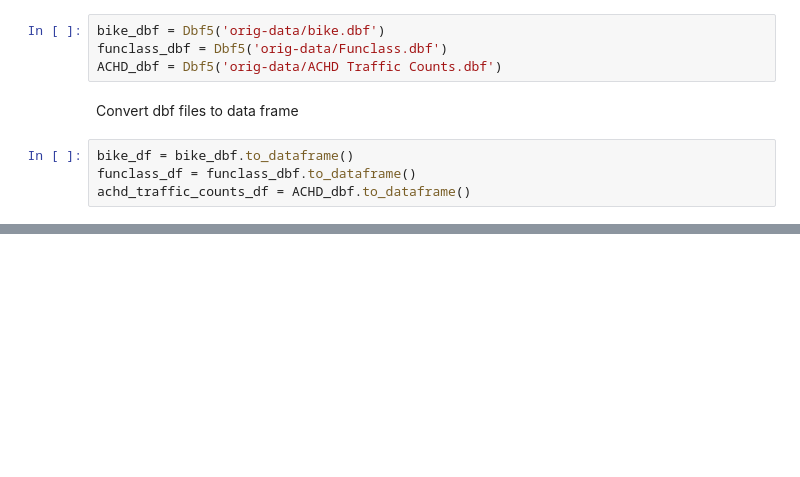
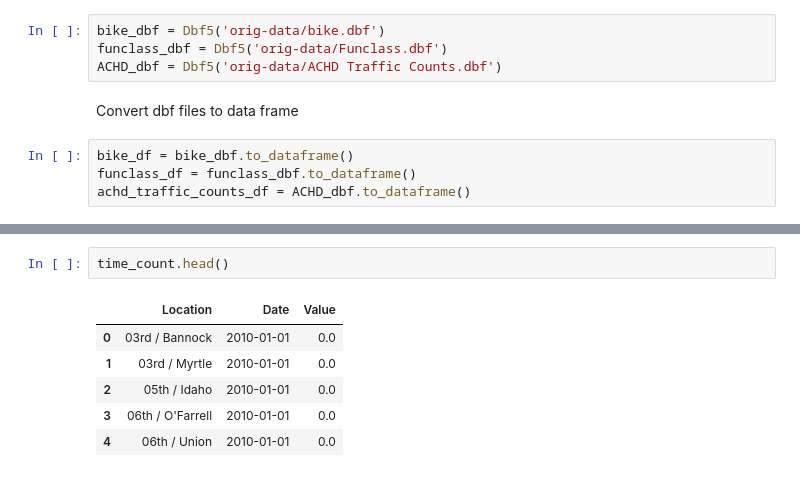
Before and after one commit to mikestefancic/TVCA, a Jupyter notebook: 02-tvca-explore.ipynb, the cells around one changed output, grey strips where cells are left out. Saved outputs shown, nothing was run; the diff lists cells and outputs as text; blank space fills up the shorter version.

```diff
--- a/02-tvca-explore.ipynb
+++ b/02-tvca-explore.ipynb
@@ -292,0 +411,9 @@ achd_traffic_counts_df = ACHD_dbf.to_dataframe()
+# %%
+time_count.head()
+# %% [output]
+|  | Location | Date | Value |
+| 0 | 03rd / Bannock | 2010-01-01 | 0.0 |
+| 1 | 03rd / Myrtle | 2010-01-01 | 0.0 |
+| 2 | 05th / Idaho | 2010-01-01 | 0.0 |
+| 3 | 06th / O'Farrell | 2010-01-01 | 0.0 |
+| 4 | 06th / Union | 2010-01-01 | 0.0 |
```
Also changed, not shown: parts of 25 cells of this notebook, 15 other files.
